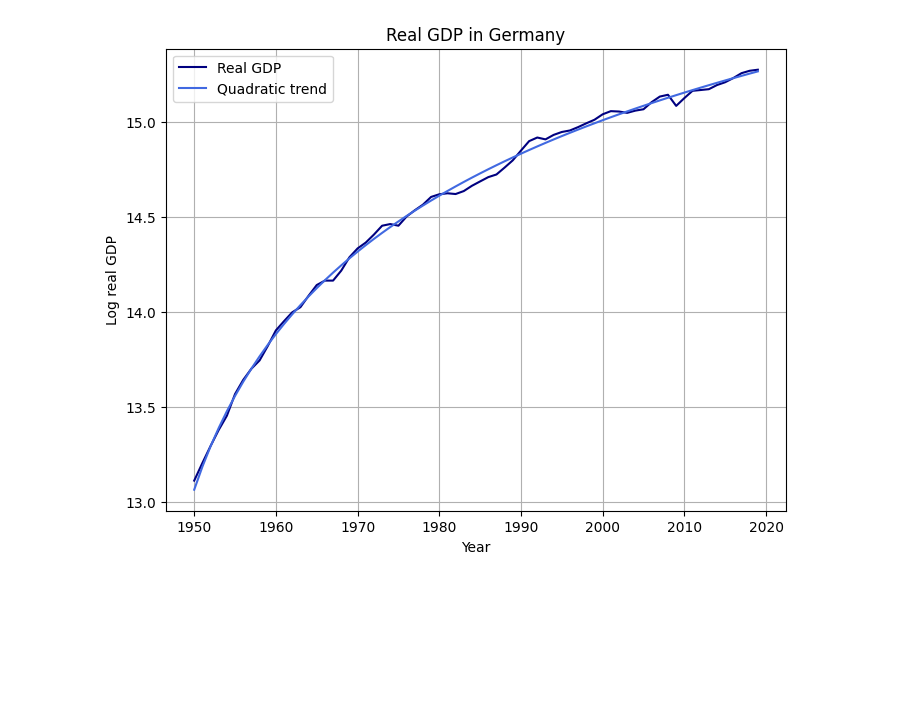
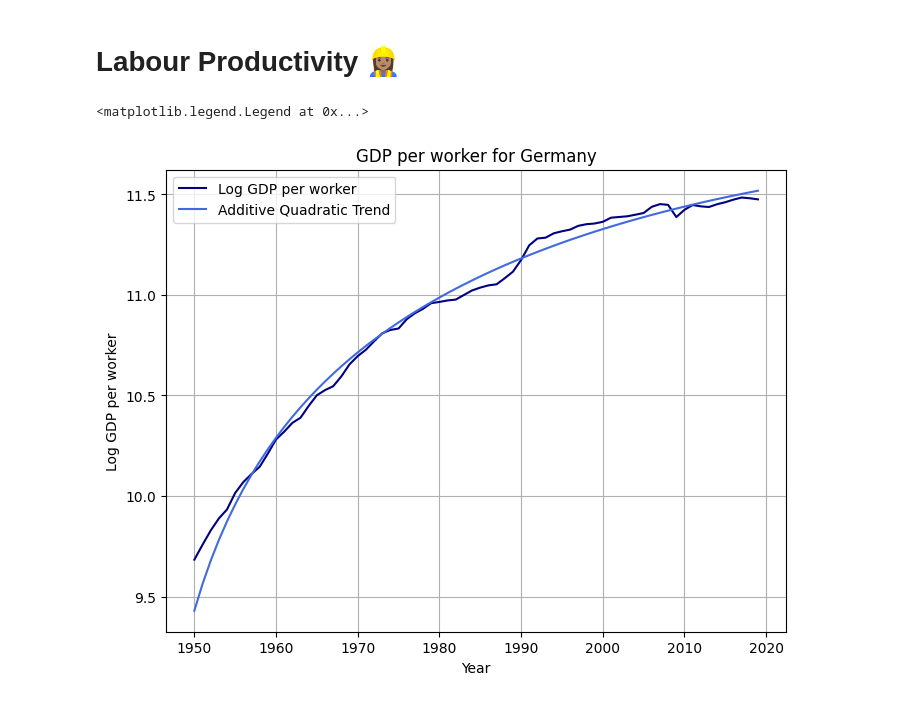
Before and after one commit to ollie-gregory/EC2B1_Coursework, a Jupyter notebook: Germany.ipynb, the cells around one changed output. Saved outputs shown, nothing was run; the diff lists cells and outputs as text; code cells hidden in the pictures; blank space fills up the shorter version.

```diff
--- a/Germany.ipynb
+++ b/Germany.ipynb
@@ -57,15 +169,18 @@ import reg_functions as reg
+# %% [markdown]
+# Labour Productivity 👷🏽‍♀️
 # %%
-# Plot GDP trend paths
-fig = plt.figure(figsize=(8,6))
+# Plot GDP per worker
+fig = plt.figure(figsize = (8, 6))
 
-(ax) = fig.subplots(1,1)
+ax = fig.subplots(1, 1)
 
-ax.plot(df_levels["year"], np.log(df_levels["rgdpna"]), label = "Real GDP", color = "navy")
-ax.plot(df_levels["year"], np.log(reg.calc_add_quad(df_levels["rgdpna"])), label = "Quadratic trend", color = "royalblue")
+ax.plot(df_levels["year"], np.log(df_levels["rgdpna_pw"]), label = "Log GDP per worker", color = "navy")
+ax.plot(df_levels["year"], np.log(reg.calc_add_quad(df_levels["rgdpna_pw"])), label = "Additive Quadratic Trend", color = "royalblue")
 ax.set_xlabel("Year")
-ax.set_ylabel("Log real GDP")
-ax.set_title(("Real GDP in " + country_selection))
+ax.set_ylabel("Log GDP per worker")
+ax.set_title("GDP per worker for " + country_selection)
+ax.grid()
 ax.legend()
-ax.grid(True)
 # %% [output]
+<matplotlib.legend.Legend at 0x...>
-[figure, old version]
+[figure, new version]
```
Also changed, not shown: parts of 23 cells of this notebook, 24 other files.
